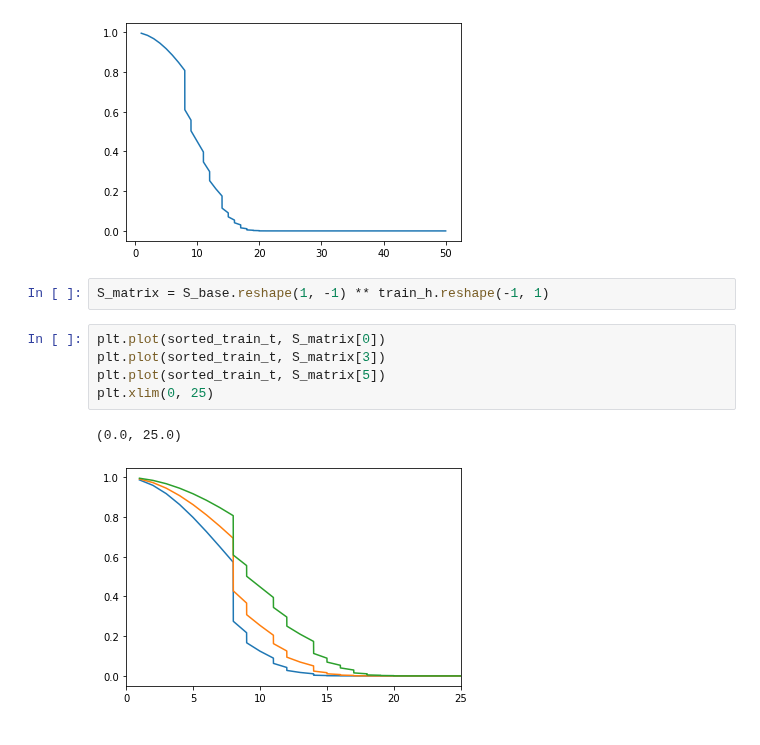
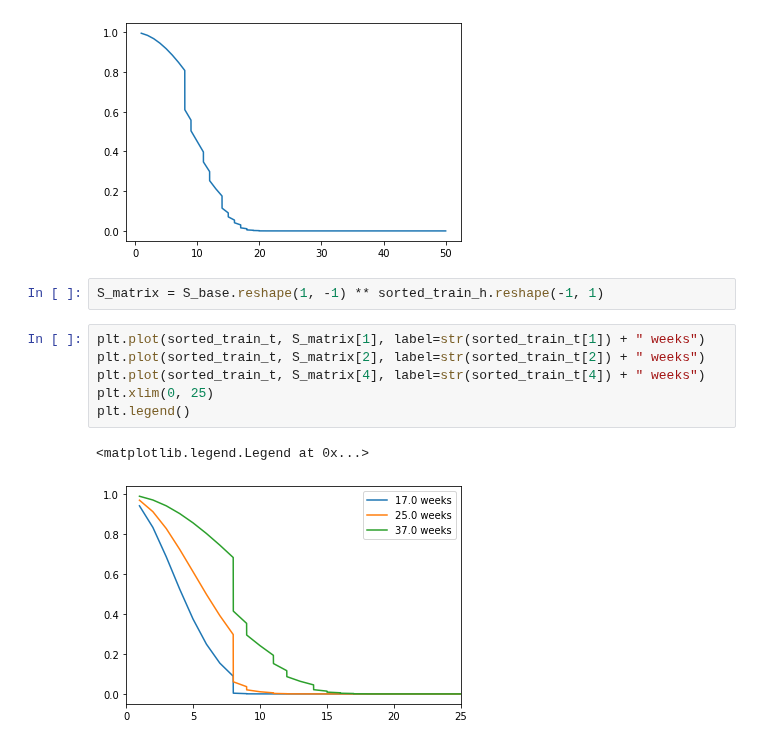
Before and after one commit to belya/survival-regression, a Jupyter notebook: catboost-survival-regression.ipynb, the cells around one changed output. Saved outputs shown, nothing was run; the diff lists cells and outputs as text.

Commit message:
Added legend for survival curves

```diff
--- a/catboost-survival-regression.ipynb
+++ b/catboost-survival-regression.ipynb
@@ -424,12 +424,13 @@ plt.plot(sorted_train_t, S_base)
 [<matplotlib.lines.Line2D at 0x...>]
 [figure]
 # %%
-S_matrix = S_base.reshape(1, -1) ** train_h.reshape(-1, 1)
+S_matrix = S_base.reshape(1, -1) ** sorted_train_h.reshape(-1, 1)
 # %%
-plt.plot(sorted_train_t, S_matrix[0])
-plt.plot(sorted_train_t, S_matrix[3])
-plt.plot(sorted_train_t, S_matrix[5])
+plt.plot(sorted_train_t, S_matrix[1], label=str(sorted_train_t[1]) + " weeks")
+plt.plot(sorted_train_t, S_matrix[2], label=str(sorted_train_t[2]) + " weeks")
+plt.plot(sorted_train_t, S_matrix[4], label=str(sorted_train_t[4]) + " weeks")
 plt.xlim(0, 25)
+plt.legend()
 # %% [output]
-(0.0, 25.0)
+<matplotlib.legend.Legend at 0x...>
-[figure, old version]
+[figure, new version]
```
